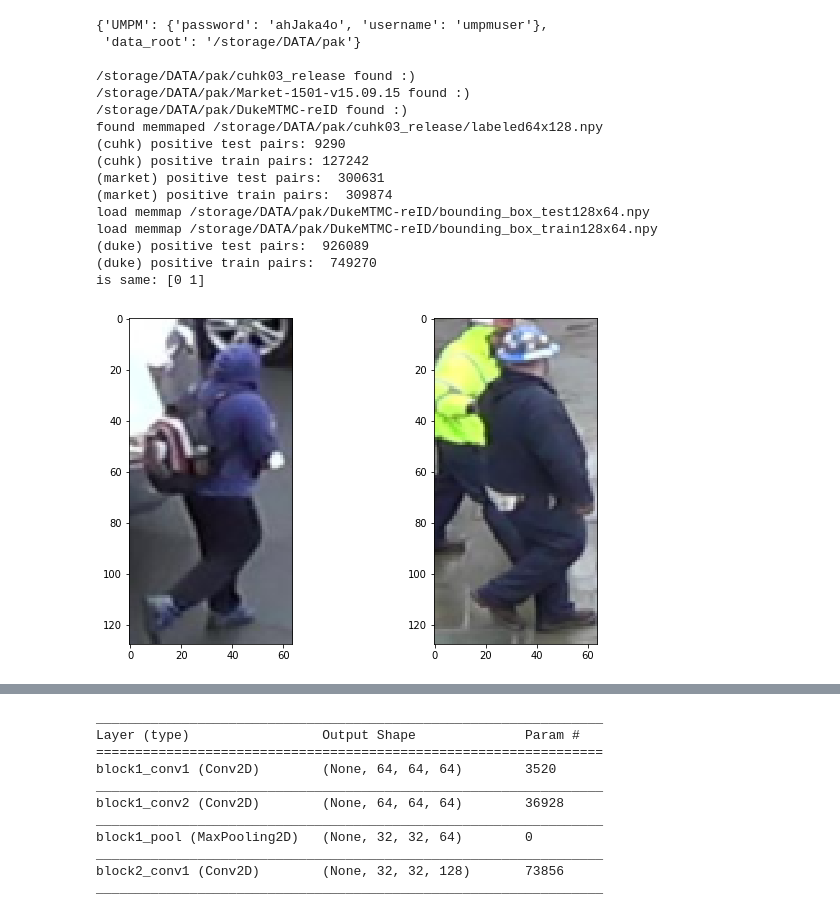
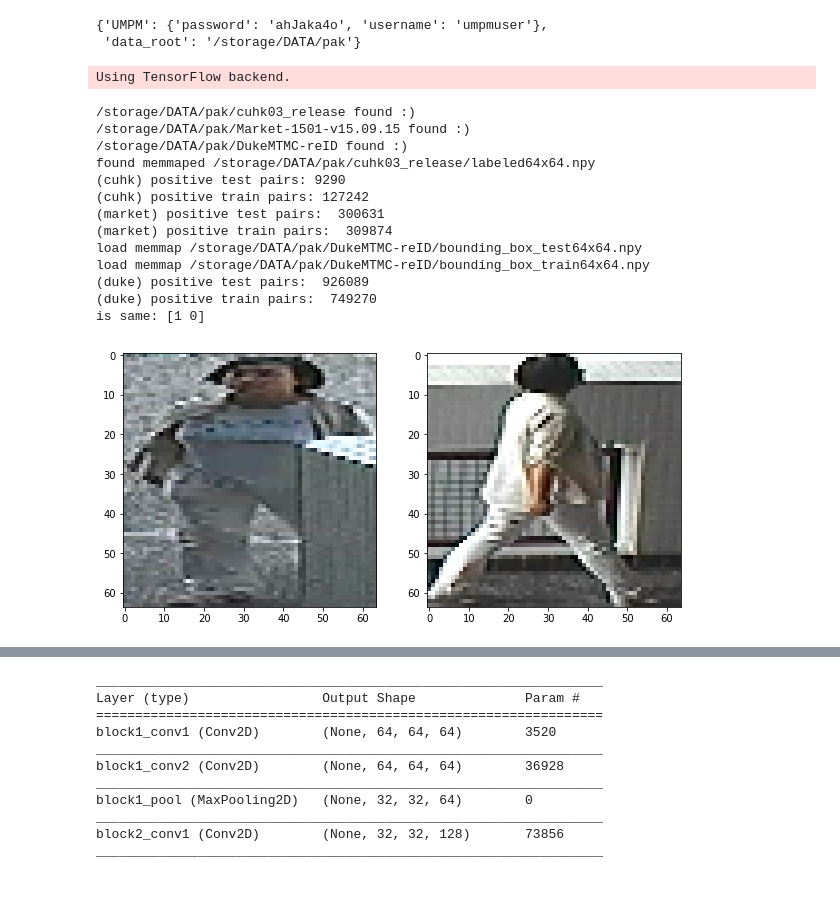
Before and after one commit to jutanke/person_reid, a Jupyter notebook: train.ipynb, the cells around one changed output, grey strips where cells are left out. Drawn from its saved outputs; the diff is of its cells as text; code cells hidden in the pictures; blank space fills up the shorter version.

Commit message:
add more data generators

```diff
--- a/train.ipynb
+++ b/train.ipynb
@@ -3,49 +3,49 @@
 import json
 from pprint import pprint
 Settings = json.load(open('settings.txt'))
 pprint(Settings)
 print('')
 import matplotlib.pyplot as plt
 import sys
 sys.path.insert(0, '../')
 from reid.stacknet import get_model
 from reid.data import DataSampler
 
 from keras.callbacks import ModelCheckpoint, TerminateOnNaN
 from keras.models import load_model
 from keras.applications.vgg16 import preprocess_input
 from os.path import join, isfile, isdir, exists, splitext
 
 root = Settings['data_root']
 
-sampler = DataSampler(root, 64, 128)
+sampler = DataSampler(root, 64, 64)
 
 x, y = sampler.get_test_batch(5, 5)
 
-pid = 0
+pid = 3
 print('is same:', y[pid])
 im = x[pid]
 fig = plt.figure(figsize=(10, 6))
 fig.add_subplot(121).imshow(im[:,:,0:3])
 fig.add_subplot(122).imshow(im[:,:,3:6])
 plt.show()
 # %% [output]
 {'UMPM': {'password': 'ahJaka4o', 'username': 'umpmuser'},
  'data_root': '/storage/DATA/pak'}
-
-/storage/DATA/pak/cuhk03_release found :)
-/storage/DATA/pak/Market-1501-v15.09.15 found :)
-/storage/DATA/pak/DukeMTMC-reID found :)
-found memmaped /storage/DATA/pak/cuhk03_release/labeled64x128.npy
-(cuhk) positive test pairs: 9290
-(cuhk) positive train pairs: 127242
-(market) positive test pairs:  300631
-(market) positive train pairs:  309874
-load memmap /storage/DATA/pak/DukeMTMC-reID/bounding_box_test128x64.npy
-load memmap /storage/DATA/pak/DukeMTMC-reID/bounding_box_train128x64.npy
-(duke) positive test pairs:  926089
-(duke) positive train pairs:  749270
-is same: [0 1]
+Using TensorFlow backend.
+/storage/DATA/pak/cuhk03_release found :)
+/storage/DATA/pak/Market-1501-v15.09.15 found :)
+/storage/DATA/pak/DukeMTMC-reID found :)
+found memmaped /storage/DATA/pak/cuhk03_release/labeled64x64.npy
+(cuhk) positive test pairs: 9290
+(cuhk) positive train pairs: 127242
+(market) positive test pairs:  300631
+(market) positive train pairs:  309874
+load memmap /storage/DATA/pak/DukeMTMC-reID/bounding_box_test64x64.npy
+load memmap /storage/DATA/pak/DukeMTMC-reID/bounding_box_train64x64.npy
+(duke) positive test pairs:  926089
+(duke) positive train pairs:  749270
+is same: [1 0]
-[figure, old version]
+[figure, new version]
 # %%
 from time import time
```
Also changed, not shown: parts of 2 cells of this notebook, 1 other file.
